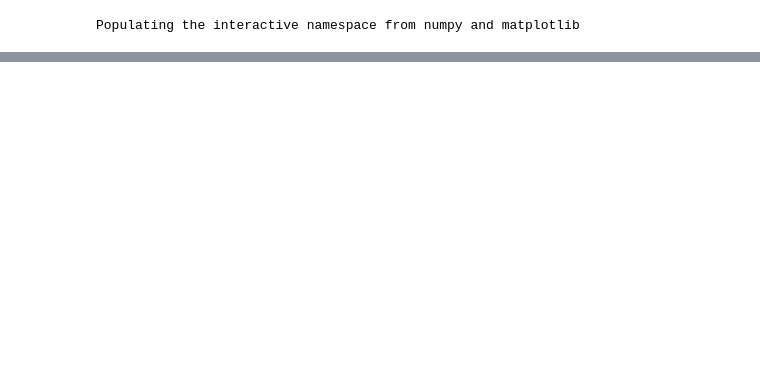
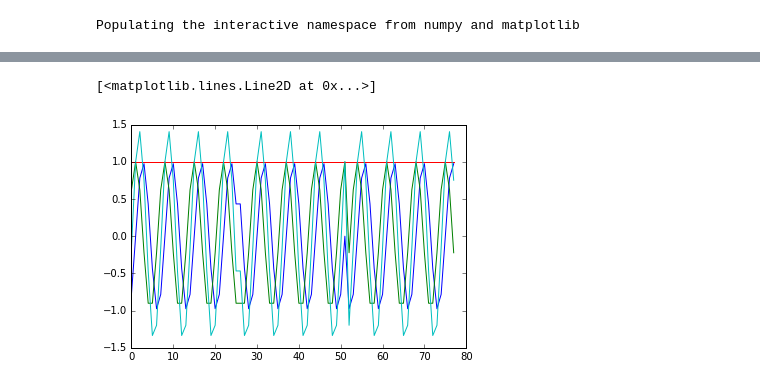
Before and after one commit to scoiatael/MSIwZiSP, a Jupyter notebook: data_manipulation.ipynb, the cells around one changed output, grey strips where cells are left out. Cells and saved outputs as stored; diff of their text form; code cells hidden in the pictures; blank space fills up the shorter version.

```diff
--- a/data_manipulation.ipynb
+++ b/data_manipulation.ipynb
@@ -49,0 +103,8 @@ from prediction import Prediction
+# %%
+plot(range(len(d)), d[:, 0])
+plot(range(len(d)), d[:, 1])
+plot(range(len(d)), d[:, 0]**2 + d[:, 1]**2)
+plot(range(len(d)), d[:, 0] + d[:, 1])
+# %% [output]
+[<matplotlib.lines.Line2D at 0x...>]
+[figure, added]
```
Also changed, not shown: parts of 22 cells of this notebook, 3 other files.
